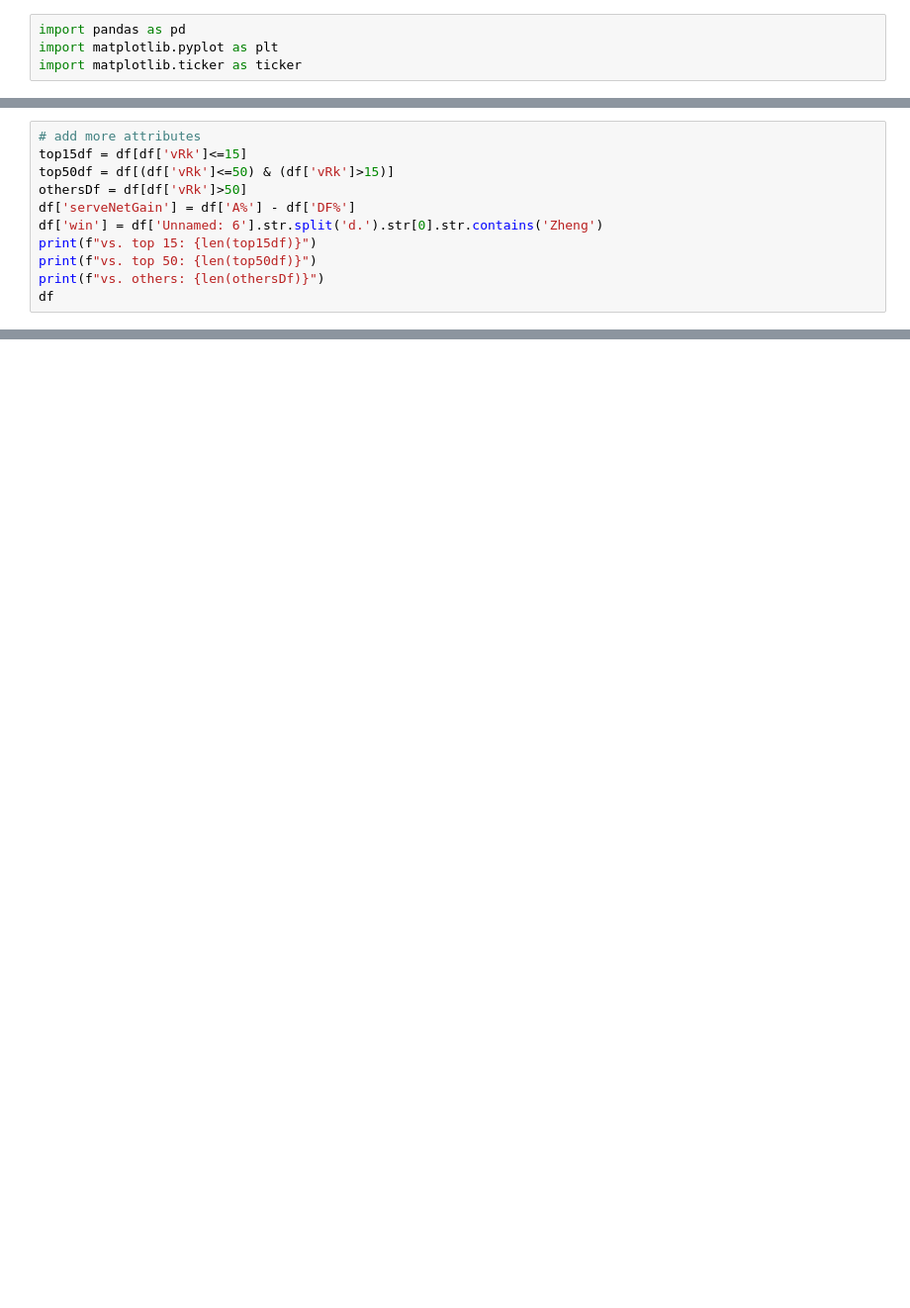
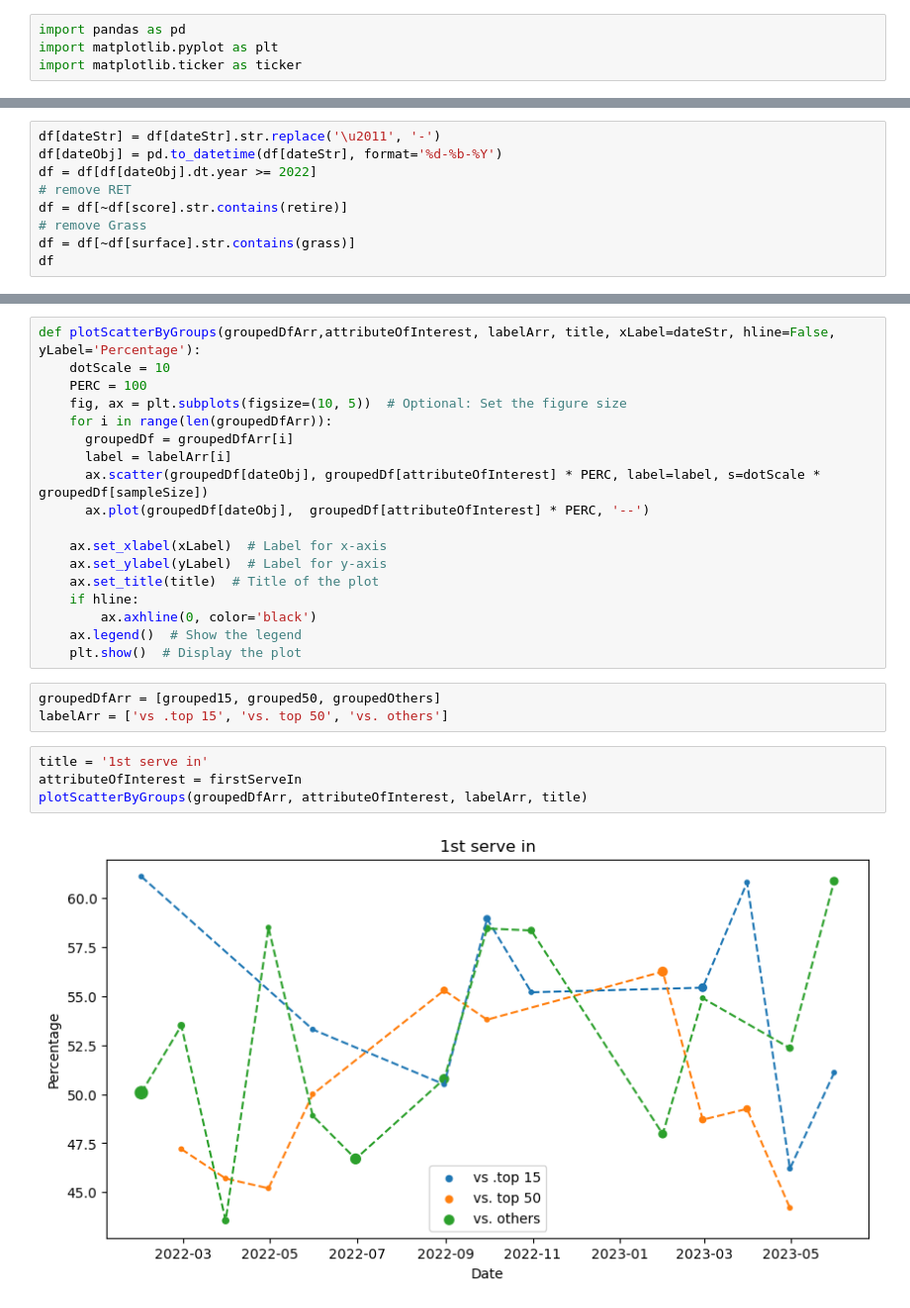
Before and after one commit to TracyYXChen/tennis-data, a Jupyter notebook: qinwenZheng/Qinwen Zheng's serves.ipynb, the cells around one changed output, grey strips where cells are left out. Shown at 99% size. Saved outputs shown, nothing was run; the diff lists cells and outputs as text; blank space fills up the shorter version.

Commit message:
refactor plot code

```diff
--- a/qinwenZheng/Qinwen Zheng's serves.ipynb
+++ b/qinwenZheng/Qinwen Zheng's serves.ipynb
@@ -23,11 +26,0 @@ df['win'] = df['Unnamed: 6'].str.split('d.').str[0].str.contains('Zheng')
-# %%
-# add more attributes
-top15df = df[df['vRk']<=15]
-top50df = df[(df['vRk']<=50) & (df['vRk']>15)]
-othersDf = df[df['vRk']>50]
-df['serveNetGain'] = df['A%'] - df['DF%']
-df['win'] = df['Unnamed: 6'].str.split('d.').str[0].str.contains('Zheng')
-print(f"vs. top 15: {len(top15df)}")
-print(f"vs. top 50: {len(top50df)}")
-print(f"vs. others: {len(othersDf)}")
-df
@@ -50,0 +53,9 @@ vs. others: 39
+# %%
+df[dateStr] = df[dateStr].str.replace('\u2011', '-')
+df[dateObj] = pd.to_datetime(df[dateStr], format='%d-%b-%Y')
+df = df[df[dateObj].dt.year >= 2022]
+# remove RET
+df = df[~df[score].str.contains(retire)]
+# remove Grass
+df = df[~df[surface].str.contains(grass)]
+df
@@ -153,0 +146,27 @@ plt.show()  # Display the plot
+# %%
+def plotScatterByGroups(groupedDfArr,attributeOfInterest, labelArr, title, xLabel=dateStr, hline=False, yLabel='Percentage'):
+    dotScale = 10
+    PERC = 100
+    fig, ax = plt.subplots(figsize=(10, 5))  # Optional: Set the figure size
+    for i in range(len(groupedDfArr)):
+      groupedDf = groupedDfArr[i]
+      label = labelArr[i]
+      ax.scatter(groupedDf[dateObj], groupedDf[attributeOfInterest] * PERC, label=label, s=dotScale * groupedDf[sampleSize])
+      ax.plot(groupedDf[dateObj],  groupedDf[attributeOfInterest] * PERC, '--')
+
+    ax.set_xlabel(xLabel)  # Label for x-axis
+    ax.set_ylabel(yLabel)  # Label for y-axis
+    ax.set_title(title)  # Title of the plot
+    if hline:
+        ax.axhline(0, color='black')
+    ax.legend()  # Show the legend
+    plt.show()  # Display the plot
+# %%
+groupedDfArr = [grouped15, grouped50, groupedOthers]
+labelArr = ['vs .top 15', 'vs. top 50', 'vs. others']
+# %%
+title = '1st serve in'
+attributeOfInterest = firstServeIn
+plotScatterByGroups(groupedDfArr, attributeOfInterest, labelArr, title)
+# %% [output]
+[figure, added]
```
Also changed, not shown: parts of 14 cells of this notebook.
